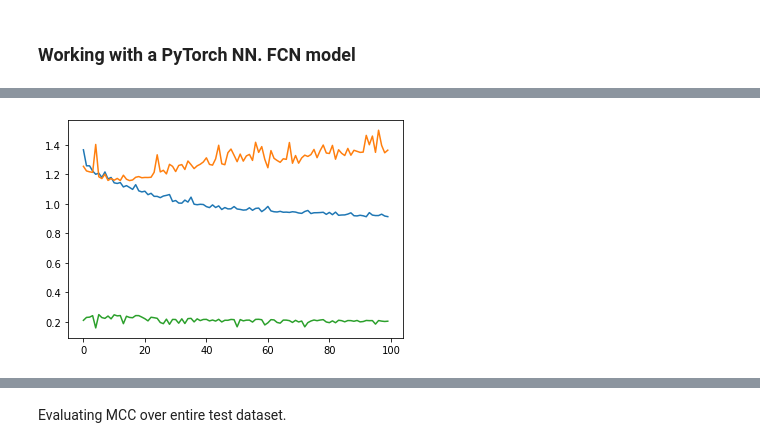
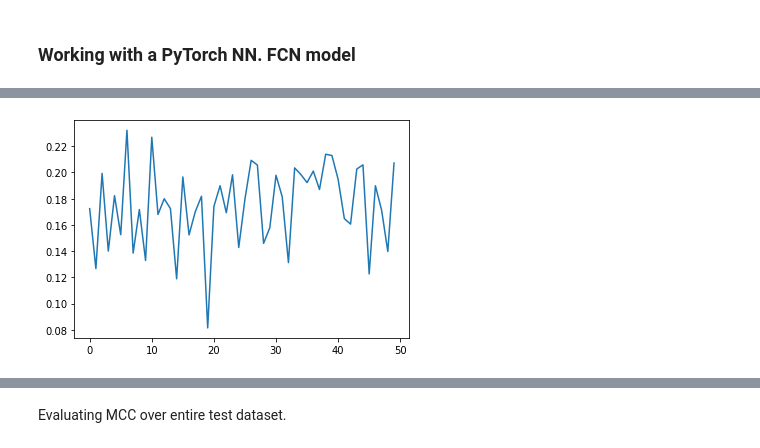
Before and after one commit to ryangregson01/L4-dissertation, a Jupyter notebook: src/Notebooks/FCN_2DConvolutions.ipynb, the cells around one changed output, grey strips where cells are left out. Cells and saved outputs as stored; diff of their text form; code cells hidden in the pictures.

Commit message:
Updates to website, Optimised parameters and Implementation
Updated website to include final changes before deadline.
Wrote implementation section of dissertation.
Ran RayTune with models.

```diff
--- a/src/Notebooks/FCN_2DConvolutions.ipynb
+++ b/src/Notebooks/FCN_2DConvolutions.ipynb
@@ -191,5 +220,4 @@ Training loop.
 # %%
-import datetime
 epoch_print_gap = 20
 
 def train_validation_loop_with_mcc(n_epochs, optimizer, model, loss_fn, train_loader, valid_loader, device):
@@ -203,31 +231,31 @@ def train_validation_loop_with_mcc(n_epochs, optimizer, model, loss_fn, train_lo
         # sequences over many epochs
         train_iter = iter(train_loader)
 
+        model.train()
         # Where i is a counter and sam is a dictionary
         for i, sam in enumerate(train_iter):
-          acc, image, label = sam.values()
-          NN_input = image.type(torch.FloatTensor)
+          acc, seq, label = sam.values()
+          # Move features and labels to PyTorch tensors and cuda
+          NN_input = seq.type(torch.FloatTensor)
           NN_input = NN_input.to(device)
           expected_output = label.type(torch.FloatTensor)
           expected_output = expected_output.to(device)
 
+          # Output is the predictions
           output = model(NN_input)
+          # Squeeze as we are treating each sequence as a batch, where the amino acids have been classified
           squeezed_o = torch.squeeze(output)
           squeezed_e_o = torch.squeeze(expected_output)
 
           loss = loss_fn(squeezed_o, squeezed_e_o)
+          optimizer.zero_grad()
           loss.backward()
+          optimizer.step()
           running_loss_train += loss.item()
           total_epoch_loss += loss.item()
 
-          # This has effect of batches of size 16.
-          # Don't have just i as when i is 0, this is true, therefore use i+1 and divisor 17.
-          if (i+1) % 17 == 0:
-            optimizer.step()
-            optimizer.zero_grad()
-
-          # Print loss throughout epoch.
-          # Shows loss per 400 sequences of each epoch.
+          # Print loss throughout epoch. Lets us see no 'batches' of the data are causing drastic issues.
+          # Shows loss per 400 sequences of each epoch, so we can see loss throughout training.
           # Only prints on print gap
           if epoch % epoch_print_gap == 0:
             if (i+1) % 400 == 0:
@@ -237,12 +265,13 @@ def train_validation_loop_with_mcc(n_epochs, optimizer, model, loss_fn, train_lo
               running_loss_train = 0.0
 
         # Validation data handling
+        model.eval()
         valid_iter = iter(valid_loader)
         total_loss_valid = 0
         total_MCC_valid = 0
         for i, sam in enumerate(valid_iter):
-          acc, image, label = sam.values()
-          NN_input = image.type(torch.FloatTensor)
+          acc, seq, label = sam.values()
+          NN_input = seq.type(torch.FloatTensor)
           NN_input = NN_input.to(device)
           expected_output = label.type(torch.FloatTensor)
           expected_output = expected_output.to(device)
@@ -255,26 +284,25 @@ def train_validation_loop_with_mcc(n_epochs, optimizer, model, loss_fn, train_lo
           loss = loss_fn(squeezed_o, squeezed_e_o)
           total_loss_valid += loss.item()
 
-          total_MCC_valid += calc_MCC(pred_round(squeezed_o), squeezed_e_o)
+          total_MCC_valid += calc_MCC(pred_round(torch.sigmoid(squeezed_o)), squeezed_e_o)
 
         # Separates printed epochs
         if epoch == 0 or epoch % epoch_print_gap == 0:
-            print("Epoch", epoch, "Done \n\n")
+            print("Epoch", epoch, "finished with", (total_epoch_loss/len(train_loader))," \n\n")
 
         epoch_loss_arr.append( (total_epoch_loss / len(train_loader)) )
         epoch_valid_loss_arr.append( (total_loss_valid / len(valid_loader)) )
-
         epoch_valid_MCC_arr.append( (total_MCC_valid / len(valid_loader)) )
 
 # Main
 lamb=0.001    # L2 weight decay term
 lr = 0.001
-epochs = 100
+epochs = 50
 new_model = FCN_Net()
 optimizer = optim.SGD(new_model.parameters(), lr=lr, momentum=0.9, weight_decay=lamb)
 use_cuda = True
 device = torch.device("cuda" if (use_cuda and torch.cuda.is_available()) else "cpu")
-disordered_loss_weight = loss_weight_multiplier()
+disordered_loss_weight = loss_weight_multiplier(train_loader)
 criterion = torch.nn.BCEWithLogitsLoss(pos_weight=disordered_loss_weight.to(device))
 
 epoch_loss_arr = []
@@ -302,9 +335,6 @@ Epoch 80 Done
 # %%
 epoch_valid_MCC_arr_plottable = [epoch_valid_MCC_arr[i].to('cpu').numpy() if epoch_valid_MCC_arr[i] != 0 else 0.0 for i, se in enumerate(epoch_valid_MCC_arr)]
-
-plt.plot(range(100), epoch_loss_arr)
-plt.plot(range(100), epoch_valid_loss_arr)
-plt.plot(range(100), epoch_valid_MCC_arr_plottable)
+plt.plot(range(epochs), epoch_valid_MCC_arr_plottable)
 plt.show()
 # %% [output]
-[figure, old version]
+[figure, new version]
```
Also changed, not shown: parts of 48 cells of this notebook, 17 other files.
